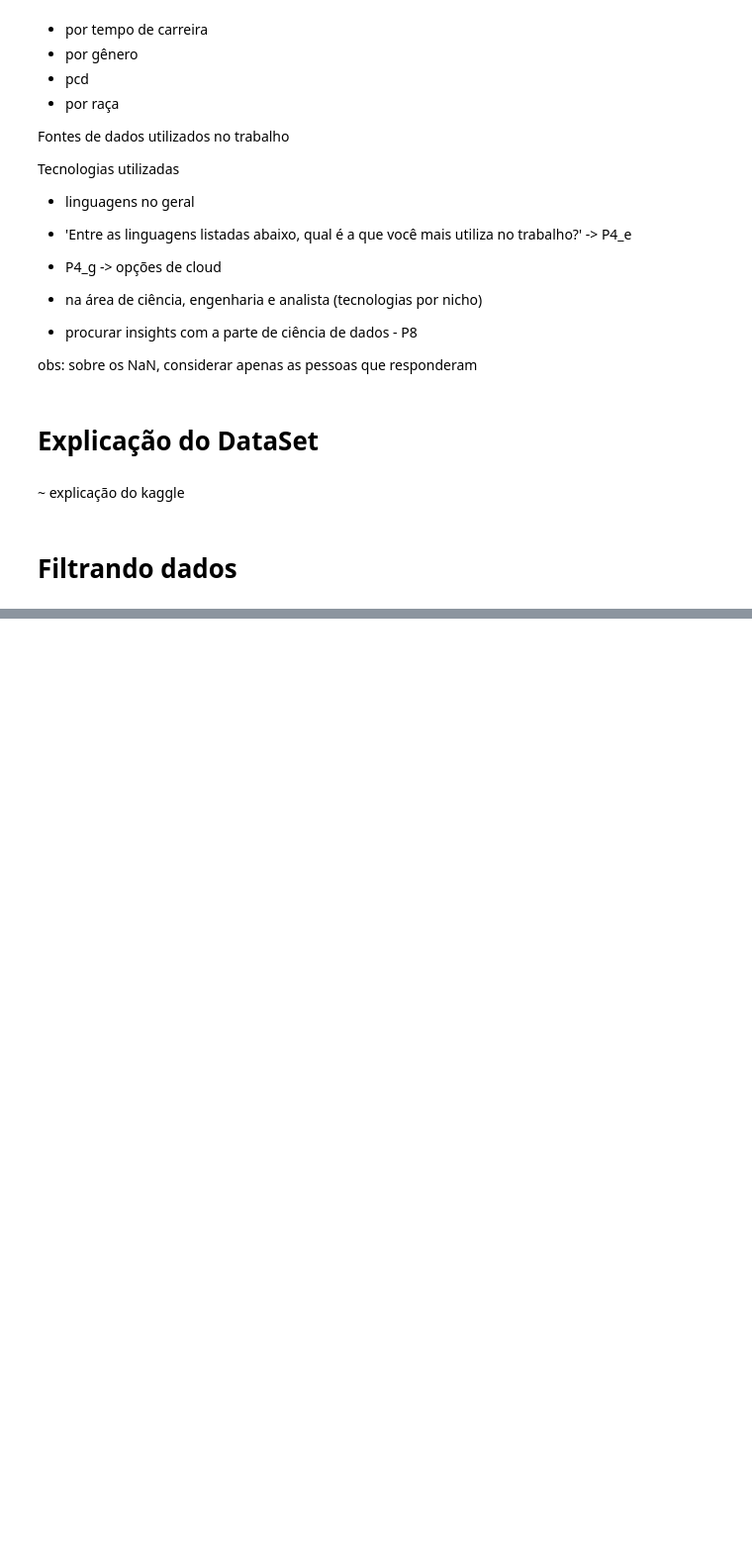
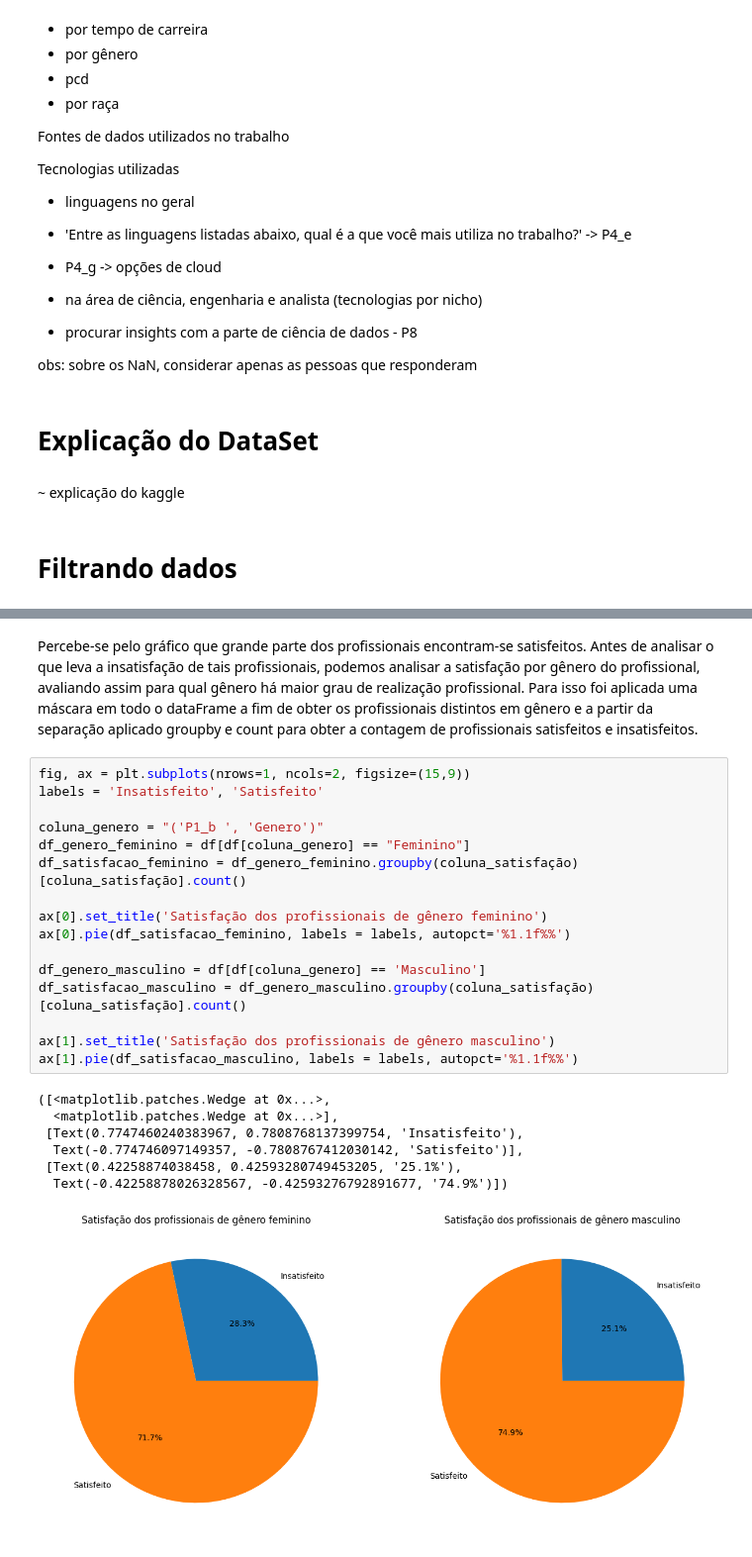
Before and after one commit to dallaqua/Trabalho_Santander_Coders_TPI, a Jupyter notebook: analise_mercado_dados_2022.ipynb, the cells around one changed output, grey strips where cells are left out. Shown at 99% size. Saved outputs shown, nothing was run; the diff lists cells and outputs as text; blank space fills up the shorter version.

```diff
--- a/analise_mercado_dados_2022.ipynb
+++ b/analise_mercado_dados_2022.ipynb
@@ -75,0 +101,26 @@ parte_8 = dados.filter(like = 'P8', axis = 1)
+# %% [markdown]
+Percebe-se pelo gráfico que grande parte dos profissionais encontram-se satisfeitos. Antes de analisar o que leva a insatisfação de tais profissionais, podemos analisar a satisfação por gênero do profissional, avaliando assim para qual gênero há maior grau de realização profissional. Para isso foi aplicada uma máscara em todo o dataFrame a fim de obter os profissionais distintos em gênero e a partir da separação aplicado groupby e count para obter a contagem de profissionais satisfeitos e insatisfeitos.
+# %%
+fig, ax = plt.subplots(nrows=1, ncols=2, figsize=(15,9))
+labels = 'Insatisfeito', 'Satisfeito'
+
+coluna_genero = "('P1_b ', 'Genero')"
+df_genero_feminino = df[df[coluna_genero] == "Feminino"]
+df_satisfacao_feminino = df_genero_feminino.groupby(coluna_satisfação)[coluna_satisfação].count()
+
+ax[0].set_title('Satisfação dos profissionais de gênero feminino')
+ax[0].pie(df_satisfacao_feminino, labels = labels, autopct='%1.1f%%')
+
+df_genero_masculino = df[df[coluna_genero] == 'Masculino']
+df_satisfacao_masculino = df_genero_masculino.groupby(coluna_satisfação)[coluna_satisfação].count()
+
+ax[1].set_title('Satisfação dos profissionais de gênero masculino')
+ax[1].pie(df_satisfacao_masculino, labels = labels, autopct='%1.1f%%')
+# %% [output]
+([<matplotlib.patches.Wedge at 0x...>,
+  <matplotlib.patches.Wedge at 0x...>],
+ [Text(0.7747460240383967, 0.7808768137399754, 'Insatisfeito'),
+  Text(-0.774746097149357, -0.7808767412030142, 'Satisfeito')],
+ [Text(0.42258874038458, 0.42593280749453205, '25.1%'),
+  Text(-0.42258878026328567, -0.42593276792891677, '74.9%')])
+[figure, added]
```
Also changed, not shown: parts of 14 cells of this notebook.
